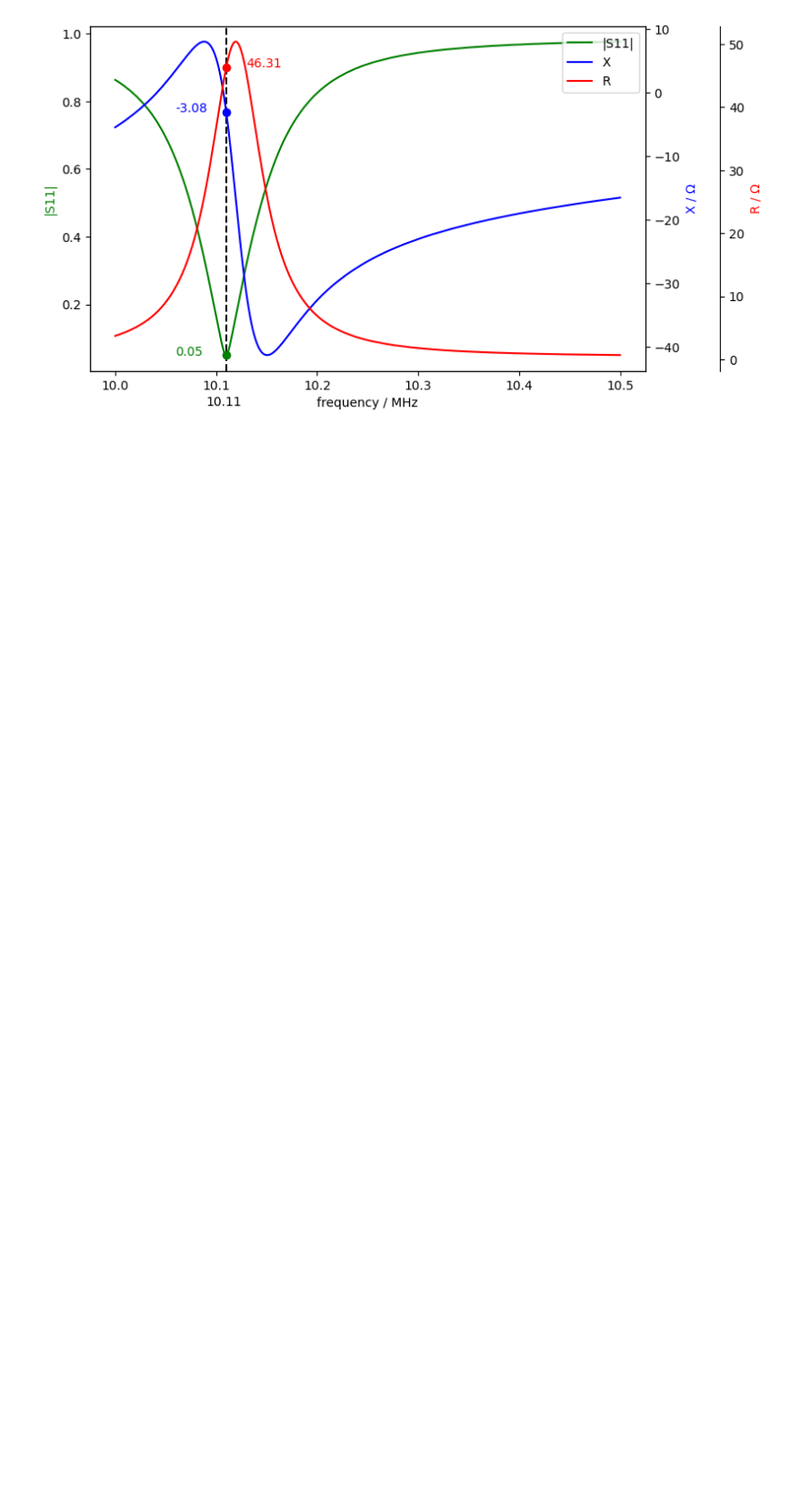
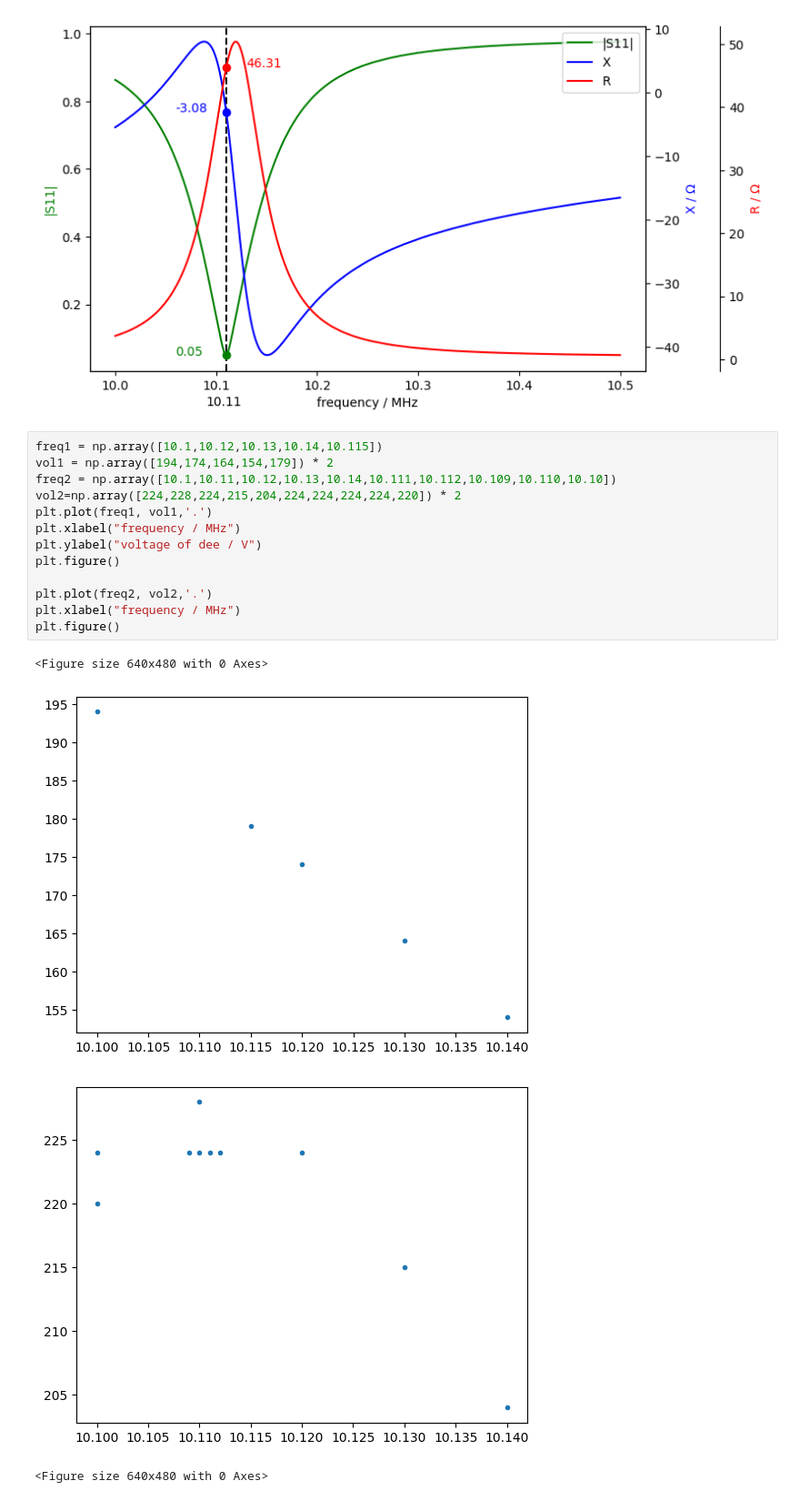
Before and after one commit to tyaxm/cyclotron, a Jupyter notebook: src/honban.ipynb, the cells around one changed output. Shown at 91% size. Drawn from its saved outputs; the diff is of its cells as text; blank space fills up the shorter version.

```diff
--- a/src/honban.ipynb
+++ b/src/honban.ipynb
@@ -87,3 +87,21 @@ ax1.legend(lines, labels,loc="upper right")
 plt.show()
 # %% [output]
 [figure]
+# %%
+freq1 = np.array([10.1,10.12,10.13,10.14,10.115])
+vol1 = np.array([194,174,164,154,179]) * 2
+freq2 = np.array([10.1,10.11,10.12,10.13,10.14,10.111,10.112,10.109,10.110,10.10])
+vol2=np.array([224,228,224,215,204,224,224,224,224,220]) * 2
+plt.plot(freq1, vol1,'.')
+plt.xlabel("frequency / MHz")
+plt.ylabel("voltage of dee / V")
+plt.figure()
+
+plt.plot(freq2, vol2,'.')
+plt.xlabel("frequency / MHz")
+plt.figure()
+# %% [output]
+<Figure size 640x480 with 0 Axes>
+[figure, added]
+[figure, added]
+<Figure size 640x480 with 0 Axes>
```
